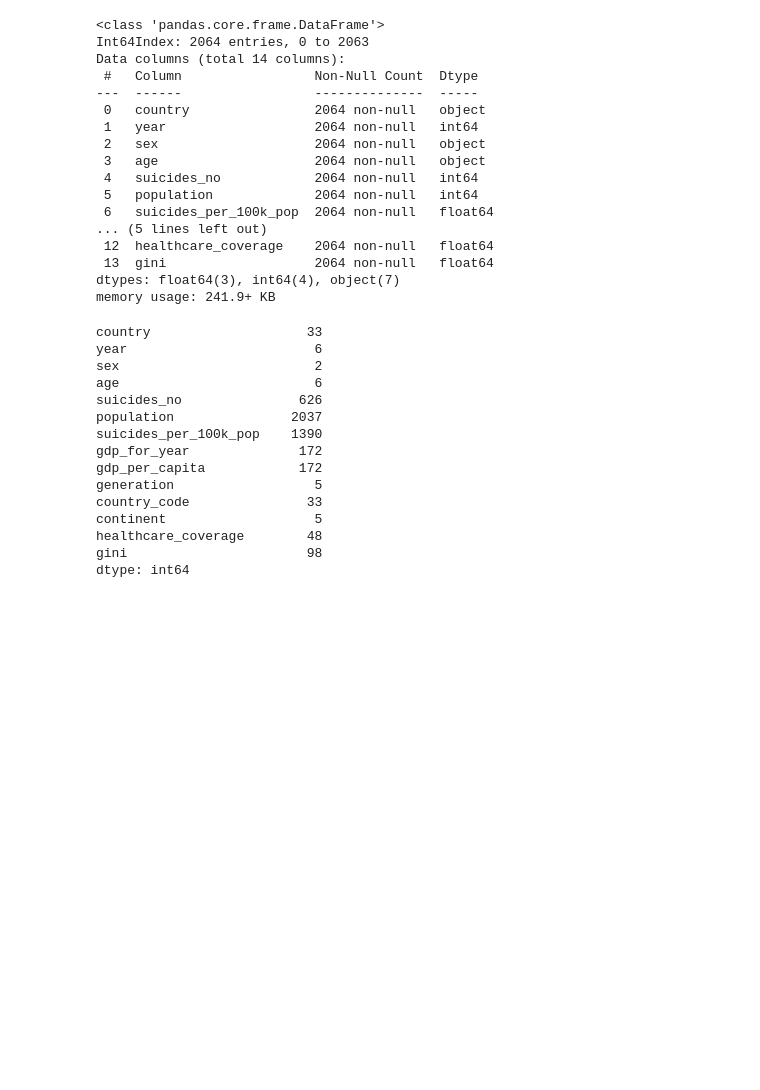
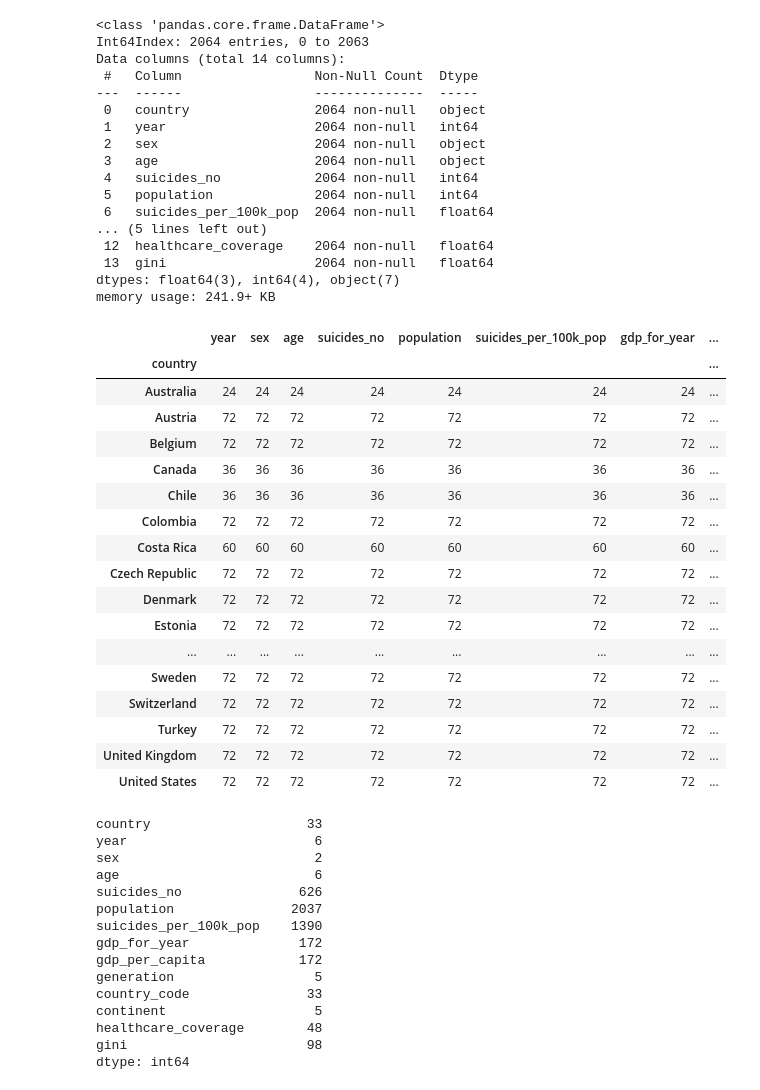
Before and after one commit to MarcelRosier/bdp_project, a Jupyter notebook: mental_health/eda_ds.ipynb, the cells around one changed output. Drawn from its saved outputs; the diff is of its cells as text; code cells hidden in the pictures; blank space fills up the shorter version.

```diff
--- a/mental_health/eda_ds.ipynb
+++ b/mental_health/eda_ds.ipynb
@@ -29,6 +29,30 @@ Data columns (total 14 columns):
  13  gini                   2064 non-null   float64
 dtypes: float64(3), int64(4), object(7)
 memory usage: 241.9+ KB
+# %%
+# counts = df.groupby(['country', 'year']).count()
+counts = df.groupby(['country']).count()
+# counts.where(counts < 12)
+counts
+# %% [output]
+|  | year | sex | age | suicides_no | population | suicides_per_100k_pop | gdp_for_year | ... |
+| country |  |  |  |  |  |  |  | ... |
+| Australia | 24 | 24 | 24 | 24 | 24 | 24 | 24 | ... |
+| Austria | 72 | 72 | 72 | 72 | 72 | 72 | 72 | ... |
+| Belgium | 72 | 72 | 72 | 72 | 72 | 72 | 72 | ... |
+| Canada | 36 | 36 | 36 | 36 | 36 | 36 | 36 | ... |
+| Chile | 36 | 36 | 36 | 36 | 36 | 36 | 36 | ... |
+| Colombia | 72 | 72 | 72 | 72 | 72 | 72 | 72 | ... |
+| Costa Rica | 60 | 60 | 60 | 60 | 60 | 60 | 60 | ... |
+| Czech Republic | 72 | 72 | 72 | 72 | 72 | 72 | 72 | ... |
+| Denmark | 72 | 72 | 72 | 72 | 72 | 72 | 72 | ... |
+| Estonia | 72 | 72 | 72 | 72 | 72 | 72 | 72 | ... |
+| ... | ... | ... | ... | ... | ... | ... | ... | ... |
+| Sweden | 72 | 72 | 72 | 72 | 72 | 72 | 72 | ... |
+| Switzerland | 72 | 72 | 72 | 72 | 72 | 72 | 72 | ... |
+| Turkey | 72 | 72 | 72 | 72 | 72 | 72 | 72 | ... |
+| United Kingdom | 72 | 72 | 72 | 72 | 72 | 72 | 72 | ... |
+| United States | 72 | 72 | 72 | 72 | 72 | 72 | 72 | ... |
 # %%
 df.nunique()
 # %% [output]
```
Also changed, not shown: parts of 1 cell of this notebook, 4 other files.
